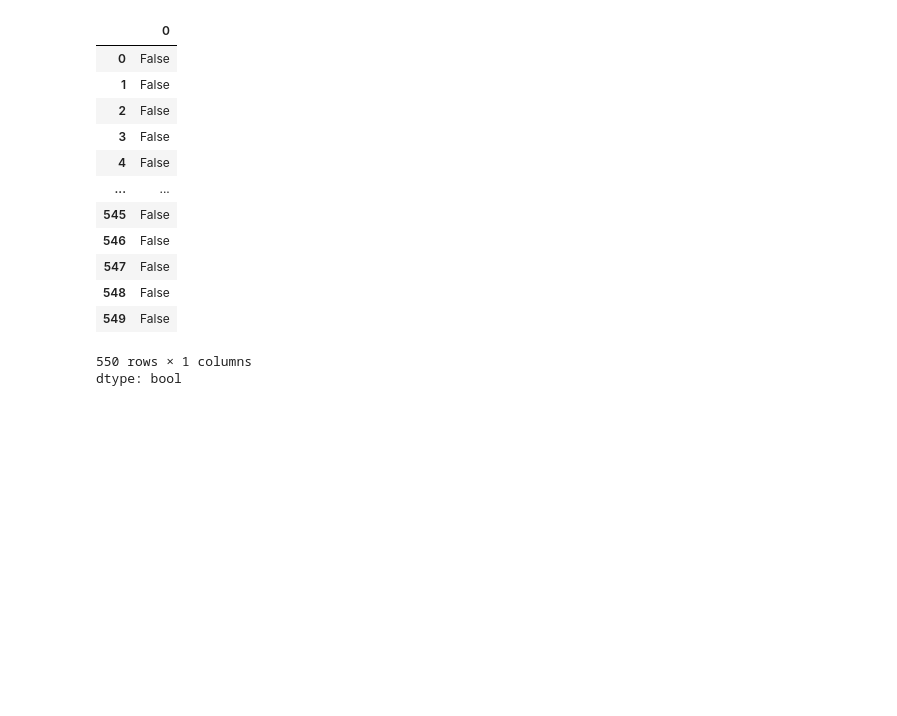
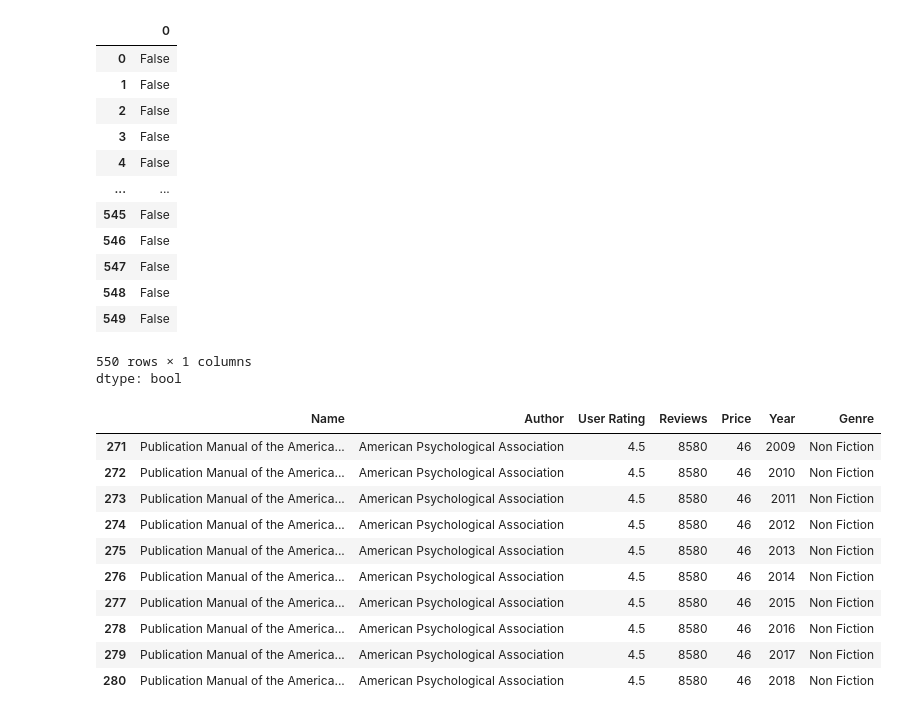
Before and after one commit to Divasdev/-100-Days-of-Code-Python-Pro-Bootcamp, a Jupyter notebook: DataAnalysis.ipynb, the cells around one changed output. Saved outputs shown, nothing was run; the diff lists cells and outputs as text; code cells hidden in the pictures; blank space fills up the shorter version.

```diff
--- a/DataAnalysis.ipynb
+++ b/DataAnalysis.ipynb
@@ -171,3 +171,17 @@ df.duplicated()
 | 549 | False |
 550 rows × 1 columns
 dtype: bool
+# %%
+df[df['Name'] == 'Publication Manual of the American Psychological Association, 6th Edition']
+# %% [output]
+|  | Name | Author | User Rating | Reviews | Price | Year | Genre |
+| 271 | Publication Manual of the America... | American Psychological Association | 4.5 | 8580 | 46 | 2009 | Non Fiction |
+| 272 | Publication Manual of the America... | American Psychological Association | 4.5 | 8580 | 46 | 2010 | Non Fiction |
+| 273 | Publication Manual of the America... | American Psychological Association | 4.5 | 8580 | 46 | 2011 | Non Fiction |
+| 274 | Publication Manual of the America... | American Psychological Association | 4.5 | 8580 | 46 | 2012 | Non Fiction |
+| 275 | Publication Manual of the America... | American Psychological Association | 4.5 | 8580 | 46 | 2013 | Non Fiction |
+| 276 | Publication Manual of the America... | American Psychological Association | 4.5 | 8580 | 46 | 2014 | Non Fiction |
+| 277 | Publication Manual of the America... | American Psychological Association | 4.5 | 8580 | 46 | 2015 | Non Fiction |
+| 278 | Publication Manual of the America... | American Psychological Association | 4.5 | 8580 | 46 | 2016 | Non Fiction |
+| 279 | Publication Manual of the America... | American Psychological Association | 4.5 | 8580 | 46 | 2017 | Non Fiction |
+| 280 | Publication Manual of the America... | American Psychological Association | 4.5 | 8580 | 46 | 2018 | Non Fiction |
```
Also changed, not shown: parts of 12 cells of this notebook.
